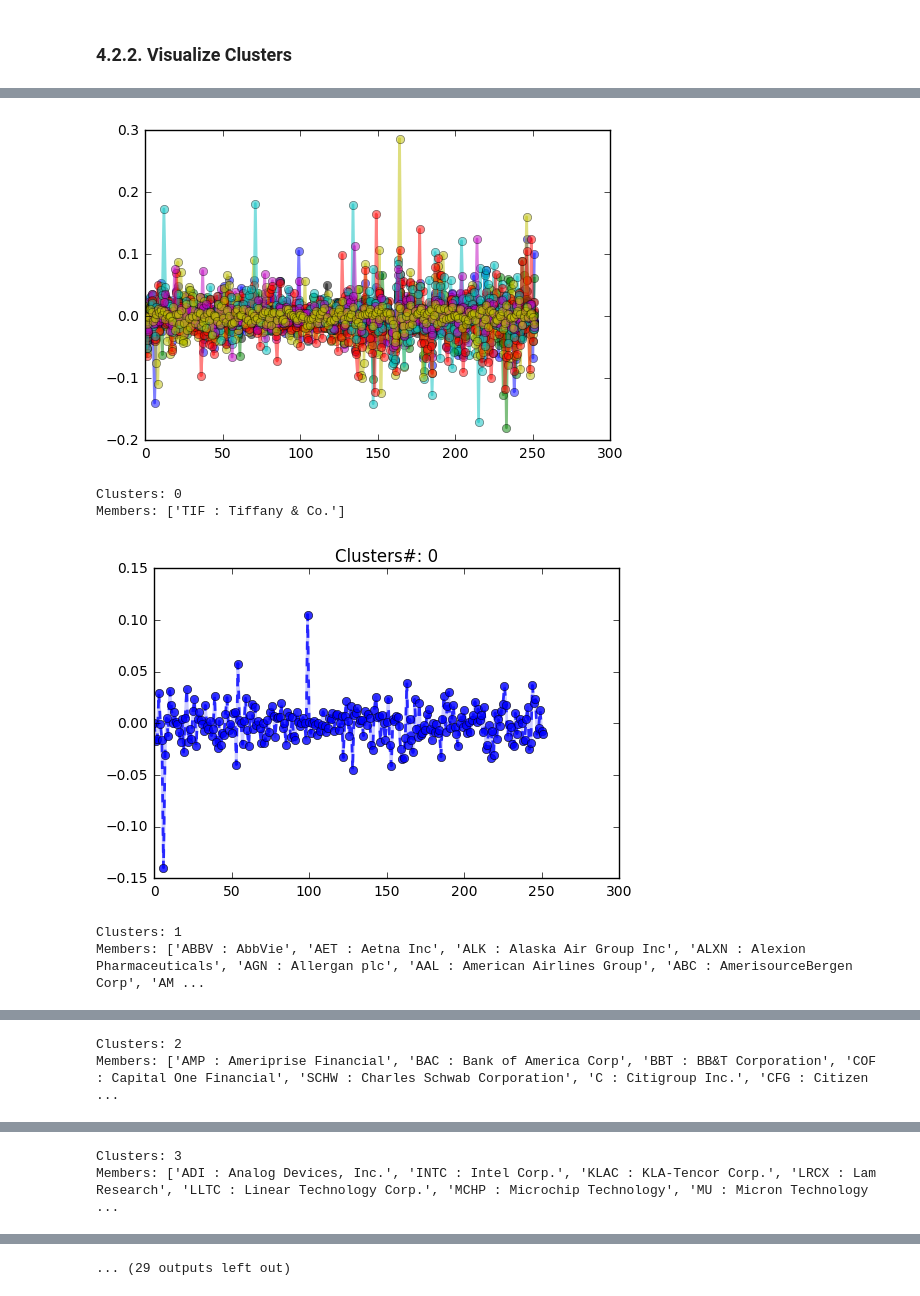
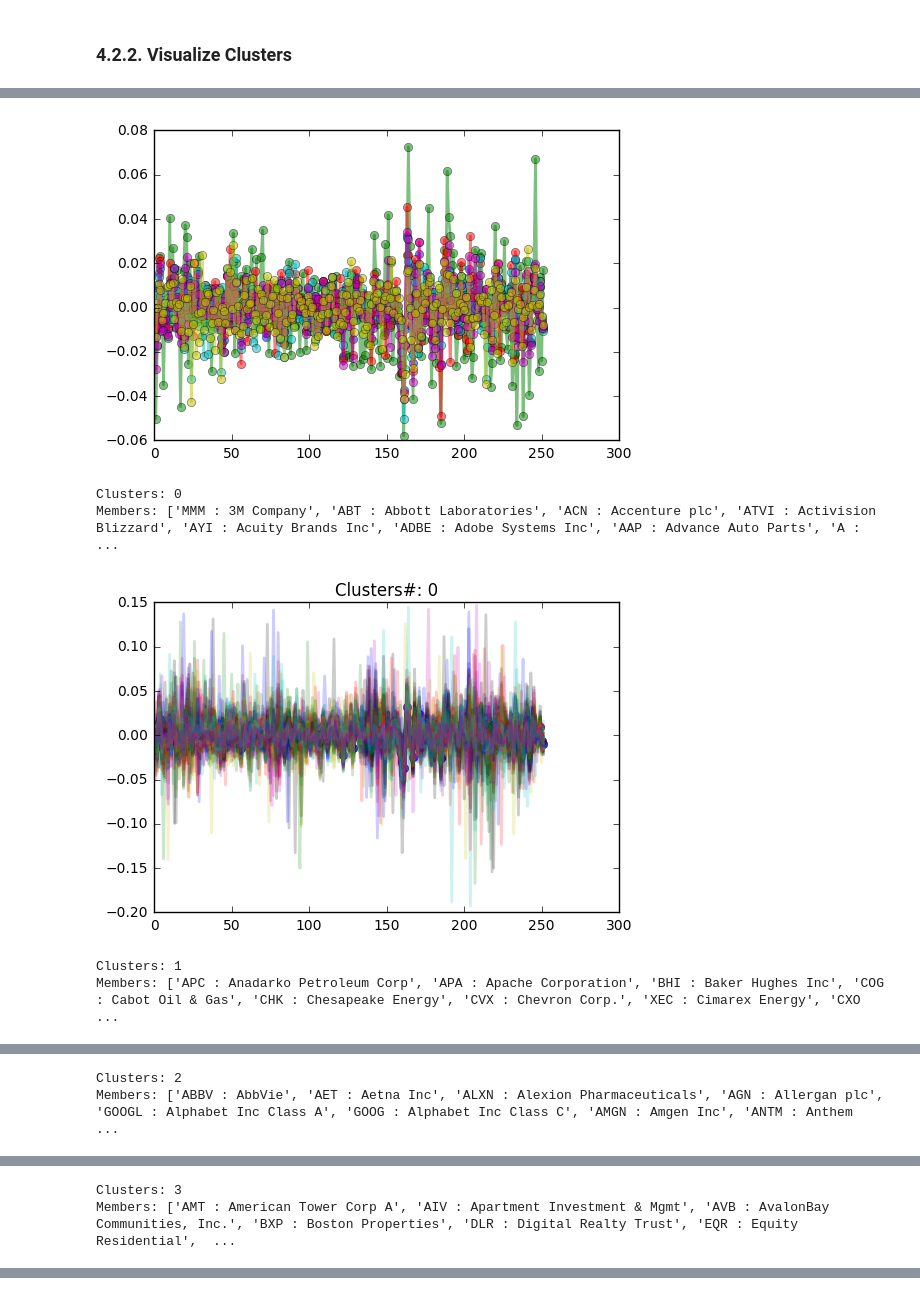
Before and after one commit to kaixuant/DSA_Stock, a Jupyter notebook: Stock Market Clustering_Updated.ipynb, the cells around one changed output, grey strips where cells are left out. Saved outputs shown, nothing was run; the diff lists cells and outputs as text; code cells hidden in the pictures.

```diff
--- a/Stock Market Clustering_Updated.ipynb
+++ b/Stock Market Clustering_Updated.ipynb
@@ -777,7 +746,7 @@ k_list = list(range(100, 2000, 50)) + list(range(2000, 3050, 100))
 ClusGroup = []
 
 for k in k_list: # initiate the cluster
-    cluster = getClusters(k, cor_price_graph, edge_sorted)
+    cluster = getClusters(k)
     ClusGroup.append(clusterGroup(cluster))
 
 no_cluster = []
@@ -969,7 +1011,7 @@ The **KMeans** algorithm clusters data by trying to separate samples in n groups
 from sklearn.cluster import KMeans
 kmeans = KMeans(n_clusters = 2)
 # %%
-kmeans.fit(priceDailyReturn)
+kmeans.fit(priceDailyReturnArray)
 # %% [output]
 KMeans(copy_x=True, init='k-means++', max_iter=300, n_clusters=2, n_init=10,
     n_jobs=1, precompute_distances='auto', random_state=None, tol=0.0001,
@@ -987,19 +1040,10 @@ plt.show()
 # %%
 #kmeans clustering
 def cluster_data(data, n_clusters = 8):
-    """
-    input:
-    data: the DataFrame needed to be clustered
-    n_clusters: the number of clusters
-    output:
-    prediction: the label of clusters
-    cluster_model: K-Means clustering method
-    data: the data in DataFrame format
-    """
     cluster_model = KMeans(n_clusters = n_clusters)
     predition = cluster_model.fit_predict(data)
     return predition, cluster_model, data
 
-priceDailyReturnTrans = priceDailyReturn.T  # Transpose the dataframe
+priceDailyReturnTrans = priceDailyReturn.T
 predition, model, data = cluster_data(priceDailyReturnTrans, n_clusters = 8)
 # %%
@@ -1048,11 +1094,11 @@ def visualize_clusters(data, n_clusters = 8):
     return prediction, model, c_data
 # %%
 priceDailyReturnTrans2 = priceDailyReturn.T
-prediction, model, c_data = visualize_clusters(priceDailyReturnTrans2,n_clusters = 20)
+prediction, model, c_data = visualize_clusters(priceDailyReturnTrans2,n_clusters = 6)
 # %% [output]
-[figure, old version]
+[figure, new version]
 Clusters: 0
-Members: ['TIF : Tiffany & Co.']
+Members: ['MMM : 3M Company', 'ABT : Abbott Laboratories', 'ACN : Accenture plc', 'ATVI : Activision Blizzard', 'AYI : Acuity Brands Inc', 'ADBE : Adobe Systems Inc', 'AAP : Advance Auto Parts', 'A :  ...
-[figure, old version]
+[figure, new version]
 Clusters: 1
-Members: ['ABBV : AbbVie', 'AET : Aetna Inc', 'ALK : Alaska Air Group Inc', 'ALXN : Alexion Pharmaceuticals', 'AGN : Allergan plc', 'AAL : American Airlines Group', 'ABC : AmerisourceBergen Corp', 'AM ...
+Members: ['APC : Anadarko Petroleum Corp', 'APA : Apache Corporation', 'BHI : Baker Hughes Inc', 'COG : Cabot Oil & Gas', 'CHK : Chesapeake Energy', 'CVX : Chevron Corp.', 'XEC : Cimarex Energy', 'CXO ...
@@ -1060,2 +1106,2 @@ Members: ['ABBV : AbbVie', 'AET : Aetna Inc', 'ALK : Alaska Air Group Inc', 'ALX
 Clusters: 2
-Members: ['AMP : Ameriprise Financial', 'BAC : Bank of America Corp', 'BBT : BB&T Corporation', 'COF : Capital One Financial', 'SCHW : Charles Schwab Corporation', 'C : Citigroup Inc.', 'CFG : Citizen ...
+Members: ['ABBV : AbbVie', 'AET : Aetna Inc', 'ALXN : Alexion Pharmaceuticals', 'AGN : Allergan plc', 'GOOGL : Alphabet Inc Class A', 'GOOG : Alphabet Inc Class C', 'AMGN : Amgen Inc', 'ANTM : Anthem  ...
@@ -1063,2 +1109,2 @@ Members: ['AMP : Ameriprise Financial', 'BAC : Bank of America Corp', 'BBT : BB&
 Clusters: 3
-Members: ['ADI : Analog Devices, Inc.', 'INTC : Intel Corp.', 'KLAC : KLA-Tencor Corp.', 'LRCX : Lam Research', 'LLTC : Linear Technology Corp.', 'MCHP : Microchip Technology', 'MU : Micron Technology ...
+Members: ['AMT : American Tower Corp A', 'AIV : Apartment Investment & Mgmt', 'AVB : AvalonBay Communities, Inc.', 'BXP : Boston Properties', 'DLR : Digital Realty Trust', 'EQR : Equity Residential',  ...
@@ -1071 +1116,0 @@ Members: ['AMT : American Tower Corp A', 'AIV : Apartment Investment & Mgmt', 'A
-... (29 outputs left out)
```
Also changed, not shown: parts of 37 cells of this notebook.
